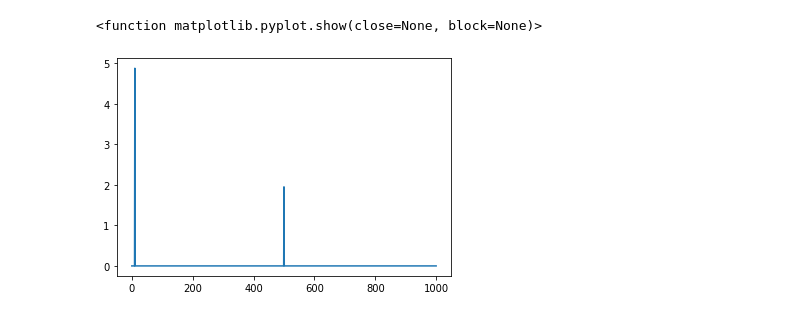
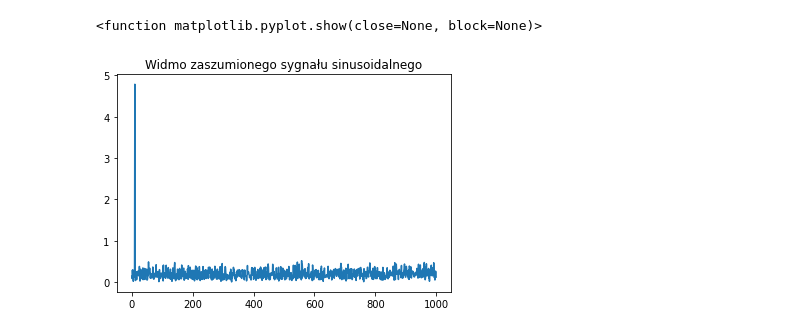
Before and after one commit to tynka022/SignalAnalisis, a Jupyter notebook: lab4/lab4.ipynb, the cells around one changed output. Drawn from its saved outputs; the diff is of its cells as text; code cells hidden in the pictures.

```diff
--- a/lab4/lab4.ipynb
+++ b/lab4/lab4.ipynb
@@ -152,0 +26,14 @@ plt.show()
+# %%
+N=2000
+A=5
+f=5
+fs=1000
+dt=1/fs
+t=dt*np.arange(N)
+# %%
+sin_szum=A*np.sin(2*np.pi*f*t) + A*np.random.randn(N)
+fig, ax = plt.subplots()
+ax.plot(t,sin_szum)
+ax.set_title("Zaszumoiony sygnał sinusoidalny")
+plt.show()
+print("SNR: " + str(signaltonoise(sin_szum)))
@@ -153,9 +43,10 @@ plt.show()
 # %%
-widmo_sin_sum = np.abs(np.fft.rfft(sin_sum))/ 1024
+widmo_sin = np.abs(np.fft.rfft(sin_szum))/ 1024
 
 fig, ax = plt.subplots()
-ax.plot(widmo_sin_sum)
+ax.plot(widmo_sin)
+ax.set_title("Widmo zaszumionego sygnału sinusoidalnego")
 plt.show
 # %% [output]
 <function matplotlib.pyplot.show(close=None, block=None)>
-[figure, old version]
+[figure, new version]
```
Also changed, not shown: parts of 41 cells of this notebook, 1 other file.
